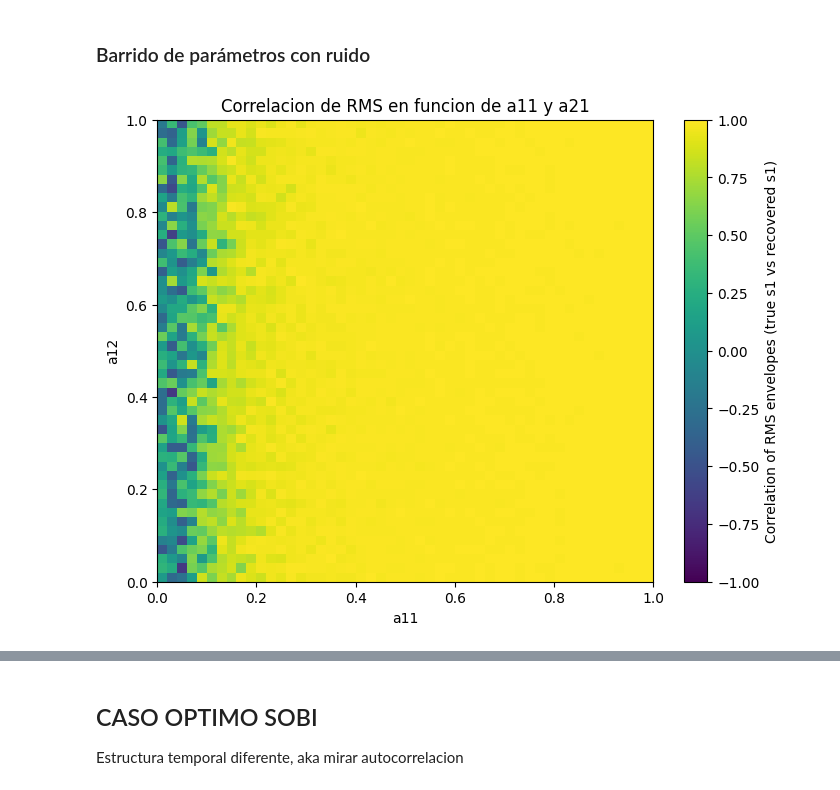
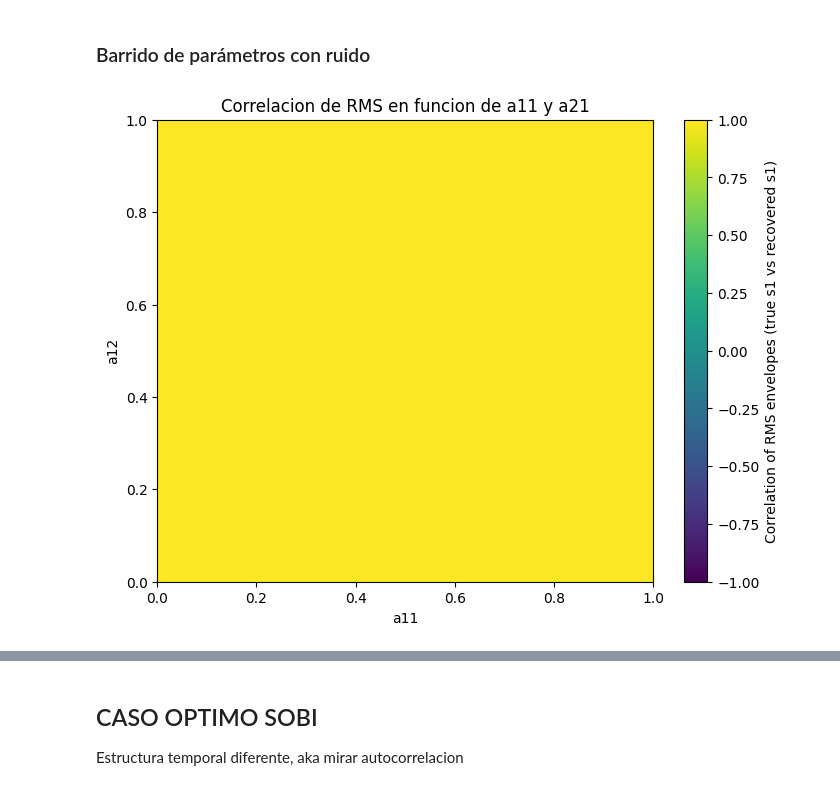
Before and after one commit to acobianiregui/TFG, a Jupyter notebook: codigo/notebooks/blind_testing.ipynb, the cells around one changed output, grey strips where cells are left out. Saved outputs shown, nothing was run; the diff lists cells and outputs as text; code cells hidden in the pictures.

```diff
--- a/codigo/notebooks/blind_testing.ipynb
+++ b/codigo/notebooks/blind_testing.ipynb
@@ -168,7 +168,7 @@ fs = 1000
 window_ms = 150
 step_ms = 50
 
-beta = 0.7
+beta = 0.9
 a11 = 1
 a12 = beta
 a21 = 0.01
@@ -332,7 +332,7 @@ a21_values = np.linspace(0, 1, 50)
 
 corr_map = np.zeros((len(a21_values), len(a11_values)))
 
-noise_std = 0.05
+noise_std = 0.00
 window = 200
 
 
@@ -361,34 +361,34 @@ for i, a21 in enumerate(a21_values):
         rms_est_env  = rms_envelope(S_est[:, 0], window)
 
         # Correlación entre envolventes RMS
         corr = safe_corr(rms_orig_env, rms_est_env)
 
         corr_map[i, j] = corr
 
 
 # ==========================================
 # Heatmap
 # ==========================================
 plt.figure(figsize=(8, 6))
 
 im = plt.imshow(
     corr_map,
     origin="lower",
     aspect="auto",
     extent=[a11_values[0], a11_values[-1], a21_values[0], a21_values[-1]],
     vmin=-1,
     vmax=1
 )
 
 plt.colorbar(im, label="Correlation of RMS envelopes (true s1 vs recovered s1)")
 
 plt.xlabel("a11")
 plt.ylabel("a12")
 plt.title("Correlacion de RMS en funcion de a11 y a21")
 
 plt.show()
 # %% [output]
-[figure, old version]
+[figure, new version]
 # %%
 
 s1 = np.asarray(s1)
```
Also changed, not shown: parts of 11 cells of this notebook, 6 other files.
